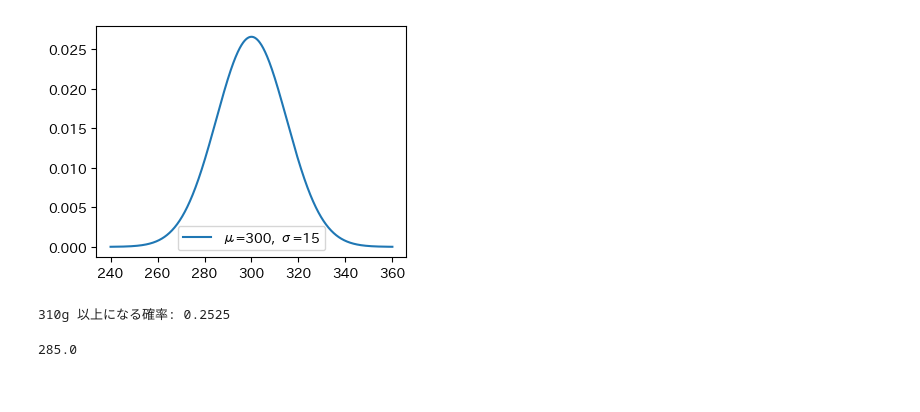
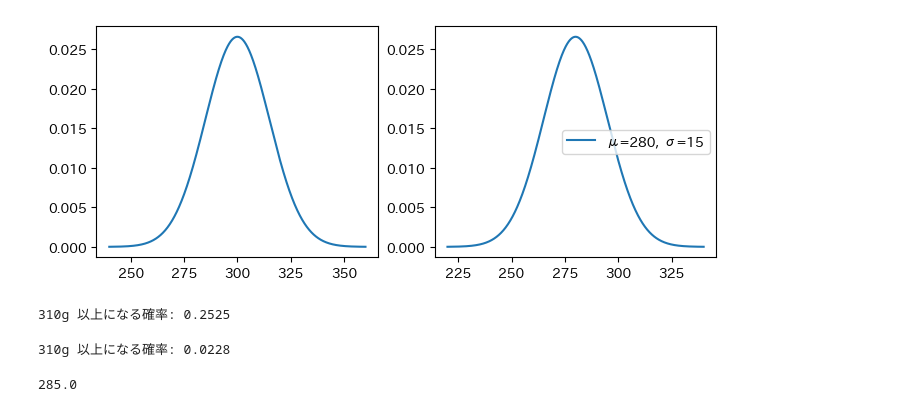
Before and after one commit to akmiccom/dataAnalyticsBasic, a Jupyter notebook: notebooks/c6.ipynb, the cells around one changed output. Cells and saved outputs as stored; diff of their text form; code cells hidden in the pictures.

```diff
--- a/notebooks/c6.ipynb
+++ b/notebooks/c6.ipynb
@@ -8,14 +8,19 @@ import japanize_matplotlib
 # %%
 mu_a, sigma_a = 300, 15
 mu_b, sigma_b = 280, 15
+data = [
+    [mu_a, sigma_a],
+    [mu_b, sigma_b],
+    ]
 # %%
-plt.figure(figsize=(4, 3))
-x = np.linspace(mu_a-sigma_a*4, mu_a+sigma_a*4, 1000)
-y = stats.norm.pdf(x, loc=mu_a, scale=sigma_a)
-plt.plot(x, y, label=f'μ={mu_a}, σ={sigma_a}')
+fig, axs = plt.subplots(1, 2, figsize=(8, 3))
+for ax, (u, s) in zip(axs, data):
+    x = np.linspace(u-s*4, u+s*4, 1000)
+    y = stats.norm.pdf(x, loc=u, scale=s)
+    ax.plot(x, y, label=f'μ={u}, σ={s}')
 plt.legend()
 plt.show()
 # %% [output]
-[figure, old version]
+[figure, new version]
 # %%
 x = 310
@@ -24,5 +29,11 @@ print(f'{x}g 以上になる確率: {1 - stats.norm.cdf(z):.04f}')
 # %% [output]
 310g 以上になる確率: 0.2525
+# %%
+x = 310
+zb = (x - mu_b) / sigma_b
+print(f'{x}g 以上になる確率: {1 - stats.norm.cdf(zb):.04f}')
+# %% [output]
+310g 以上になる確率: 0.0228
 # %%
 mu_ab = mu_a / 4 + mu_b * 3 / 4
 print(mu_ab)
```
Also changed, not shown: parts of 6 cells of this notebook, 3 other files.
